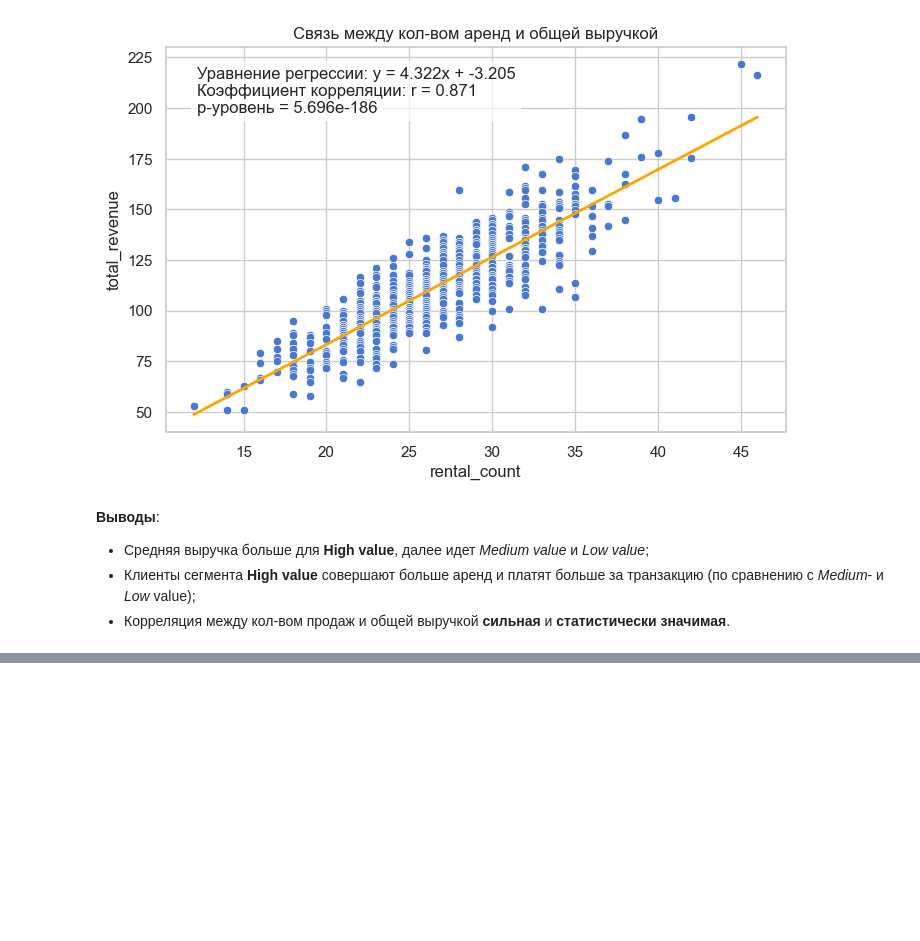
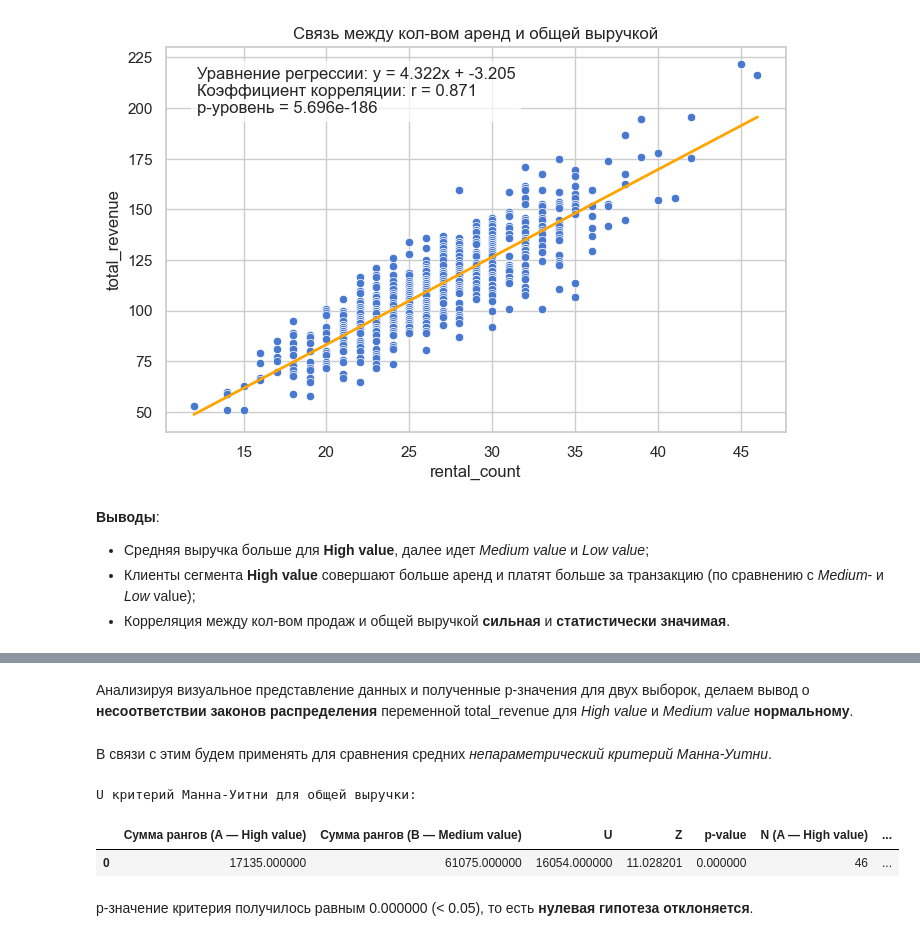
Before and after one commit to Shponarskii/video-rental-analytics, a Jupyter notebook: video_rental_analysis.ipynb, the cells around one changed output, grey strips where cells are left out. Cells and saved outputs as stored; diff of their text form; code cells hidden in the pictures; blank space fills up the shorter version.

```diff
--- a/video_rental_analysis.ipynb
+++ b/video_rental_analysis.ipynb
@@ -372,0 +487,13 @@ plot_regression(
+# %% [markdown]
+Анализируя визуальное представление данных и полученные p-значения для двух выборок, делаем вывод о **несоответствии законов распределения** переменной total_revenue для *High value* и *Medium value* **нормальному**.
+# %% [markdown]
+В связи с этим будем применять для сравнения средних *непараметрический критерий Манна-Уитни*.
+# %%
+print("U критерий Манна-Уитни для общей выручки:")
+display(mann_whitney_table(df, 'total_revenue', 'ltv_segment', 'A — High value', 'B — Medium value'))
+# %% [output]
+U критерий Манна-Уитни для общей выручки:
+|  | Сумма рангов (A — High value) | Сумма рангов (B — Medium value) | U | Z | p-value | N (A — High value) | ... |
+| 0 | 17135.000000 | 61075.000000 | 16054.000000 | 11.028201 | 0.000000 | 46 | ... |
+# %% [markdown]
+p-значение критерия получилось равным 0.000000 (< 0.05), то есть **нулевая гипотеза отклоняется**.
```
Also changed, not shown: parts of 16 cells of this notebook.
